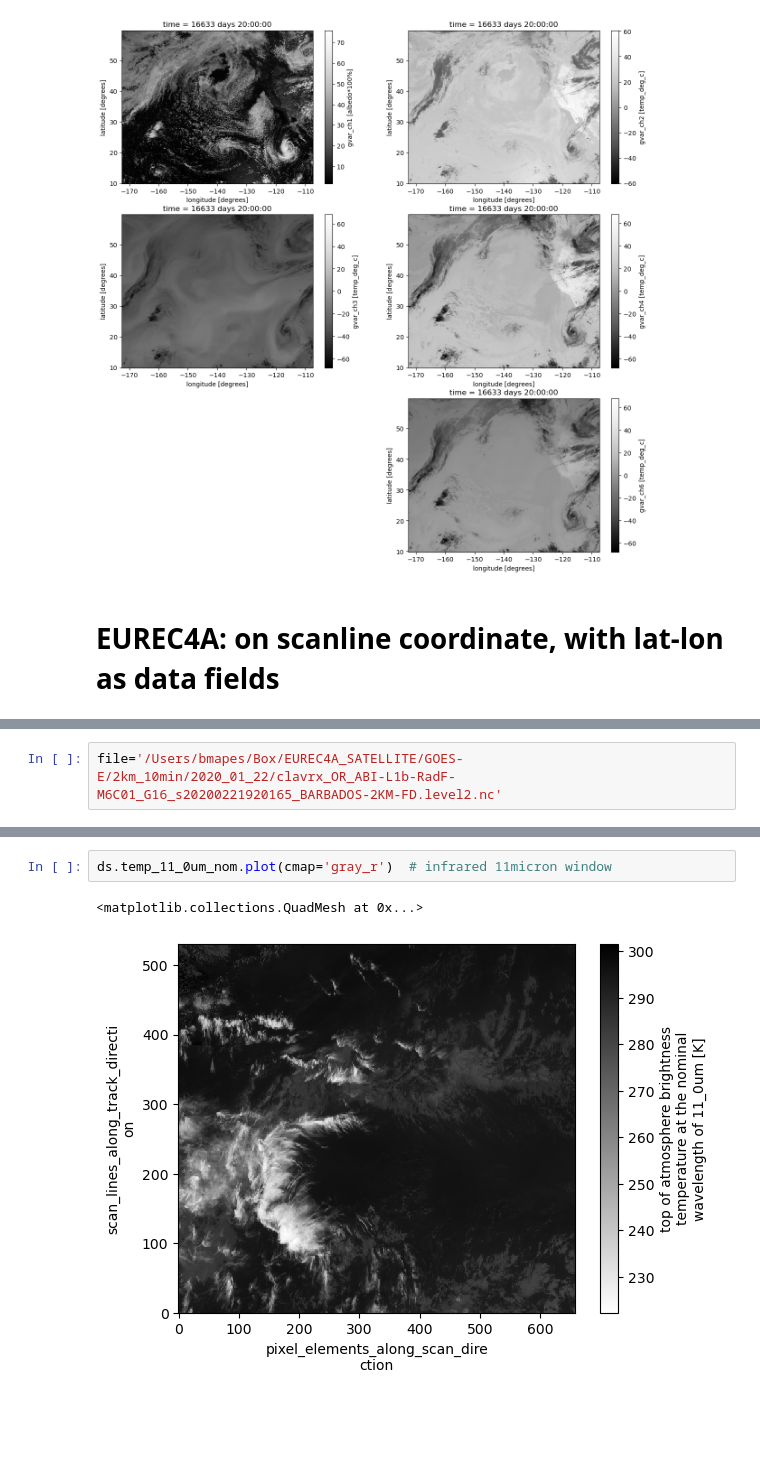
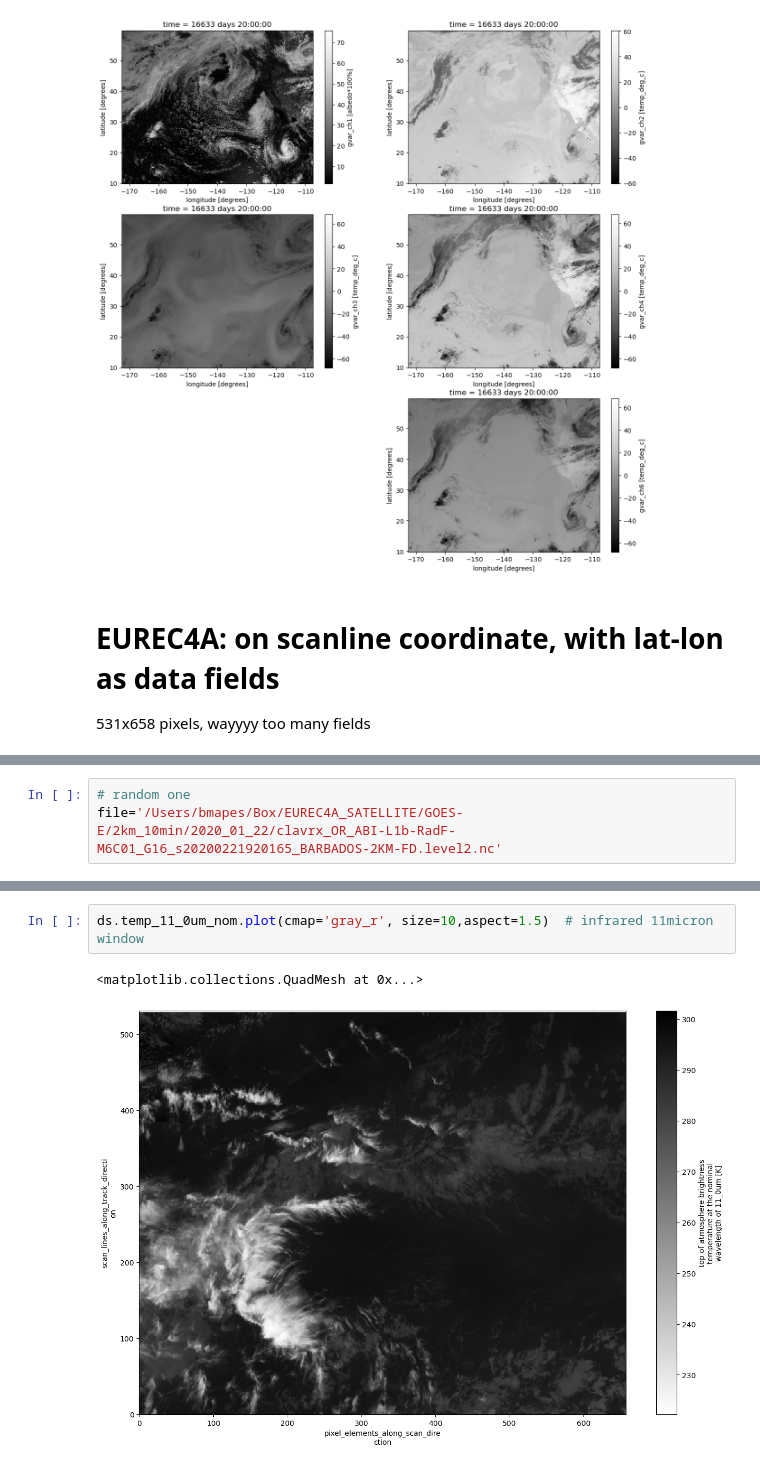
Before and after one commit to brianmapes/stratocu_waves, a Jupyter notebook: Fieldcampaign_sat_downloads.ipynb, the cells around one changed output, grey strips where cells are left out. Saved outputs shown, nothing was run; the diff lists cells and outputs as text; blank space fills up the shorter version.

```diff
--- a/Fieldcampaign_sat_downloads.ipynb
+++ b/Fieldcampaign_sat_downloads.ipynb
@@ -63,6 +63,8 @@ for i in [1,2,3,4,6]:
 [figure]
 # %% [markdown]
 # EUREC4A: on scanline coordinate, with lat-lon as data fields
+
+531x658 pixels, wayyyy too many fields
 # %%
 !ls /Users/bmapes/Box/EUREC4A_SATELLITE/GOES-E/2km_10min/2020*/*nc
 # %% [output]
@@ -84,6 +86,7 @@ for i in [1,2,3,4,6]:
 /Users/bmapes/Box/EUREC4A_SATELLITE/GOES-E/2km_10min/2020_02_11/clavrx_OR_ABI-L1b-RadF-M6C01_G16_s20200420050057_BARBADOS-2KM-FD.level2.nc
 /Users/bmapes/Box/EUREC4A_SATELLITE/GOES-E/2km_10min/2020_02_11/clavrx_OR_ABI-L1b-RadF-M6C01_G16_
 # %%
+# random one
 file='/Users/bmapes/Box/EUREC4A_SATELLITE/GOES-E/2km_10min/2020_01_22/clavrx_OR_ABI-L1b-RadF-M6C01_G16_s20200221920165_BARBADOS-2KM-FD.level2.nc'
 # %%
 ds = xr.open_dataset(file)
@@ -107,8 +110,8 @@ Data variables: (12/93)
     ACHA_SUCCESS_FRACTION:                0.99948126
     DCOMP_SUCCESS_FRACTION:               0.9897981
 # %%
-ds.temp_11_0um_nom.plot(cmap='gray_r')  # infrared 11micron window
+ds.temp_11_0um_nom.plot(cmap='gray_r', size=10,aspect=1.5)  # infrared 11micron window
 # %% [output]
 <matplotlib.collections.QuadMesh at 0x...>
-[figure, old version]
+[figure, new version]
 # %%
```
Also changed, not shown: parts of 2 cells of this notebook.
